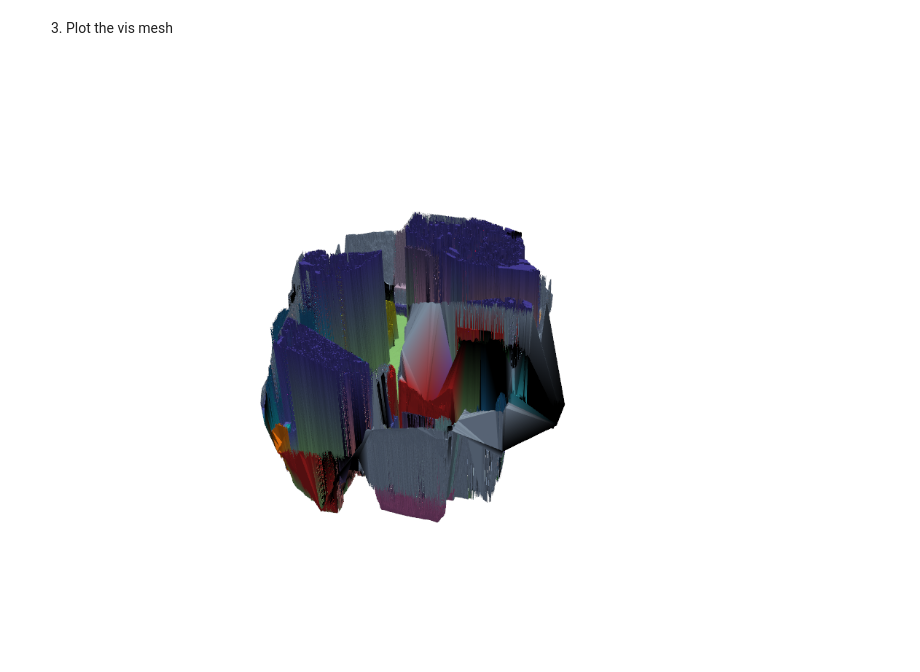
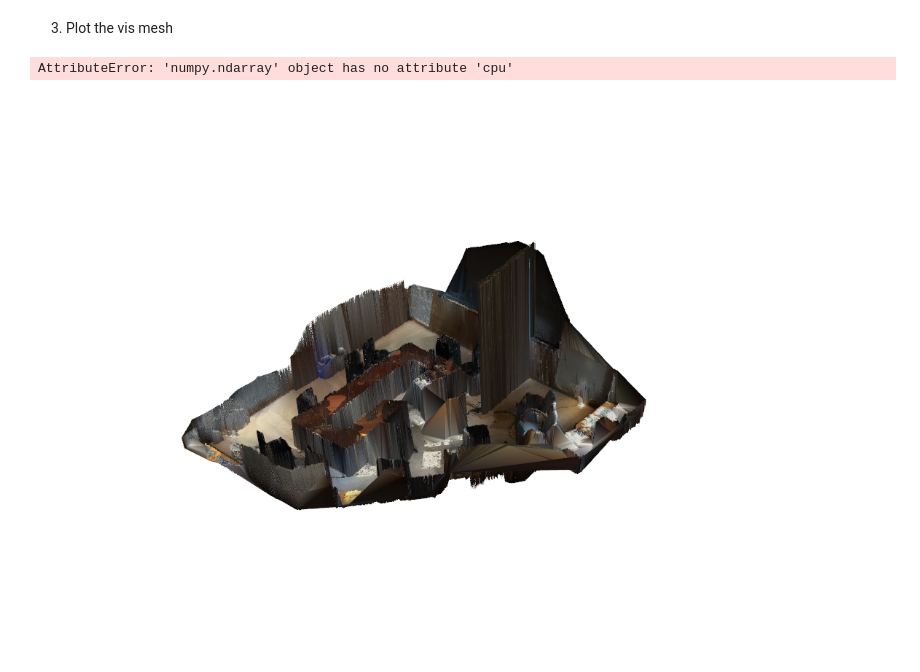
Before and after one commit to AInnovateLab/Context-aware-Indoor-PCG, a Jupyter notebook: instruct-insertion/visualization/vis_example.ipynb, the cells around one changed output. Drawn from its saved outputs; the diff is of its cells as text; code cells hidden in the pictures.

```diff
--- a/instruct-insertion/visualization/vis_example.ipynb
+++ b/instruct-insertion/visualization/vis_example.ipynb
@@ -313,25 +316,34 @@ plotter.add_mesh(vis_mesh, scalars=vis_colors, rgb=True, preference='point')
 plotter.show(jupyter_backend=jupyter_backend)
 # Save the plot graph in pdf format
 # plotter.save_graphic("test1.pdf")
+# %%
+# NOTE: TEST entire point clouds
+plotter = pv.Plotter()
+# plotter.add_points(batch["ctx_pc"][0, 40, :, :3].cpu().numpy())
+plotter.add_points(ctx_pc[:, :3].cpu().numpy())
+plotter.show()
+# %% [output]
+AttributeError: 'numpy.ndarray' object has no attribute 'cpu'
 # %%
 # Read the scene
 scan_id = batch["scan_id"][0]
-SCAN_PATH = f"../../datasets/scannet/scans/{scan_id}/{scan_id}_vh_clean_2.labels.ply"
+SCAN_PATH = f"../../datasets/scannet/scans/{scan_id}/{scan_id}_vh_clean_2.ply"
+# SCAN_PATH = "../../datasets/scannet/scans/scene0000_00/scene0000_00_vh_clean_2.ply"
 vertices = read_ply(SCAN_PATH)
 
 # Create a pyvista point cloud object
 cloud = pv.PolyData(vertices[:, :3])
 
 # Generate the mesh
 mesh = cloud.delaunay_2d()
 colors = vertices[:, 3:].astype(np.uint8)
 
 # Plot the mesh
 plotter = pv.Plotter()
 plotter.add_mesh(mesh, scalars=colors, rgb=True, preference='point')
 plotter.show(jupyter_backend=jupyter_backend)
 # %% [output]
-[figure, old version]
+[figure, new version]
 # %%
 # TODO - mesh does not have color information
 mesh.save('mesh.vtk')
```
Also changed, not shown: parts of 4 cells of this notebook.
